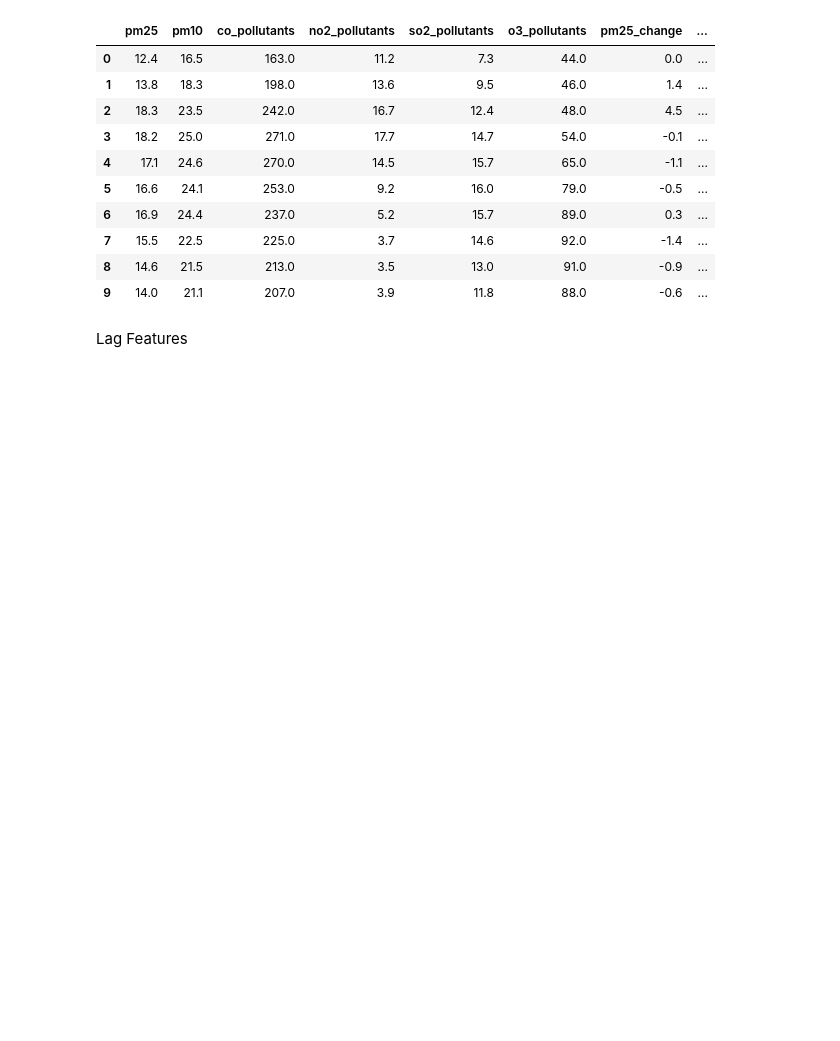
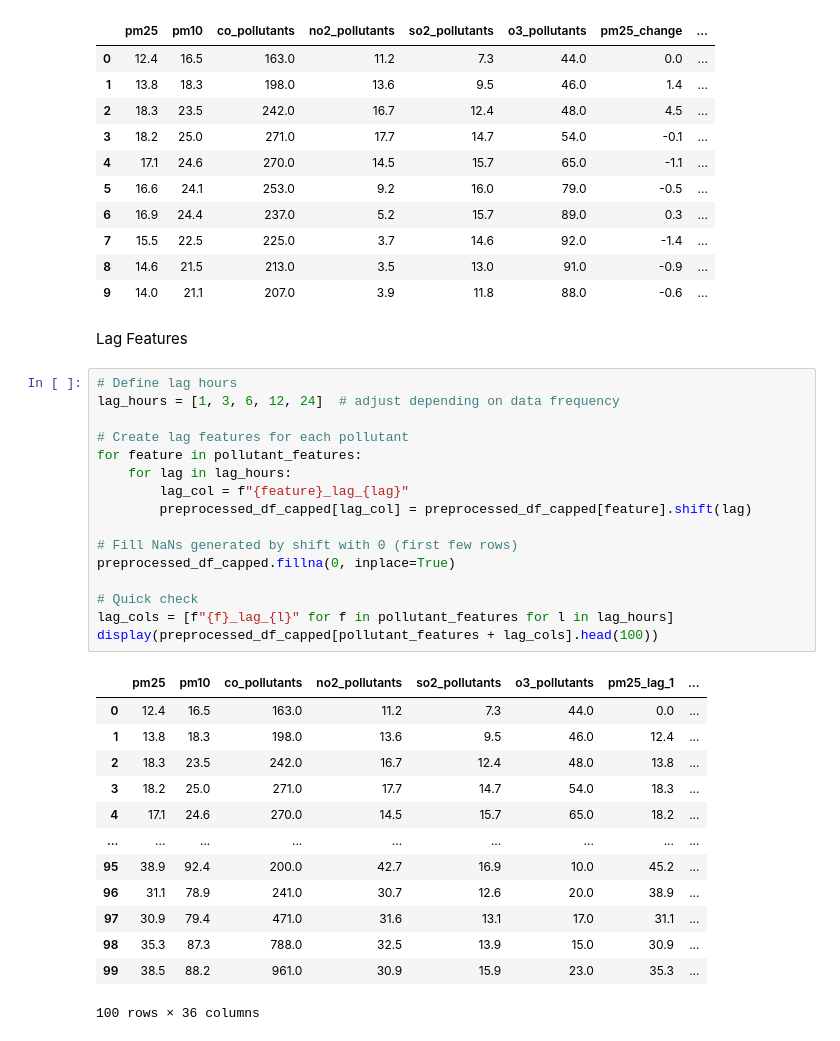
Before and after one commit to Nawab-Ahmed/aqi-forecasting-mlops, a Jupyter notebook: preprocessing/missing_values.ipynb, the cells around one changed output. Saved outputs shown, nothing was run; the diff lists cells and outputs as text; blank space fills up the shorter version.

```diff
--- a/preprocessing/missing_values.ipynb
+++ b/preprocessing/missing_values.ipynb
@@ -466,3 +466,33 @@ display(preprocessed_df_capped[pollutant_features + [f'{f}_change' for f in poll
 | 9 | 14.0 | 21.1 | 207.0 | 3.9 | 11.8 | 88.0 | -0.6 | ... |
 # %% [markdown]
 Lag Features
+# %%
+# Define lag hours
+lag_hours = [1, 3, 6, 12, 24]  # adjust depending on data frequency
+
+# Create lag features for each pollutant
+for feature in pollutant_features:
+    for lag in lag_hours:
+        lag_col = f"{feature}_lag_{lag}"
+        preprocessed_df_capped[lag_col] = preprocessed_df_capped[feature].shift(lag)
+
+# Fill NaNs generated by shift with 0 (first few rows)
+preprocessed_df_capped.fillna(0, inplace=True)
+
+# Quick check
+lag_cols = [f"{f}_lag_{l}" for f in pollutant_features for l in lag_hours]
+display(preprocessed_df_capped[pollutant_features + lag_cols].head(100))
+# %% [output]
+|  | pm25 | pm10 | co_pollutants | no2_pollutants | so2_pollutants | o3_pollutants | pm25_lag_1 | ... |
+| 0 | 12.4 | 16.5 | 163.0 | 11.2 | 7.3 | 44.0 | 0.0 | ... |
+| 1 | 13.8 | 18.3 | 198.0 | 13.6 | 9.5 | 46.0 | 12.4 | ... |
+| 2 | 18.3 | 23.5 | 242.0 | 16.7 | 12.4 | 48.0 | 13.8 | ... |
+| 3 | 18.2 | 25.0 | 271.0 | 17.7 | 14.7 | 54.0 | 18.3 | ... |
+| 4 | 17.1 | 24.6 | 270.0 | 14.5 | 15.7 | 65.0 | 18.2 | ... |
+| ... | ... | ... | ... | ... | ... | ... | ... | ... |
+| 95 | 38.9 | 92.4 | 200.0 | 42.7 | 16.9 | 10.0 | 45.2 | ... |
+| 96 | 31.1 | 78.9 | 241.0 | 30.7 | 12.6 | 20.0 | 38.9 | ... |
+| 97 | 30.9 | 79.4 | 471.0 | 31.6 | 13.1 | 17.0 | 31.1 | ... |
+| 98 | 35.3 | 87.3 | 788.0 | 32.5 | 13.9 | 15.0 | 30.9 | ... |
+| 99 | 38.5 | 88.2 | 961.0 | 30.9 | 15.9 | 23.0 | 35.3 | ... |
+100 rows × 36 columns
```
Also changed, not shown: parts of 13 cells of this notebook, 15 other files.
